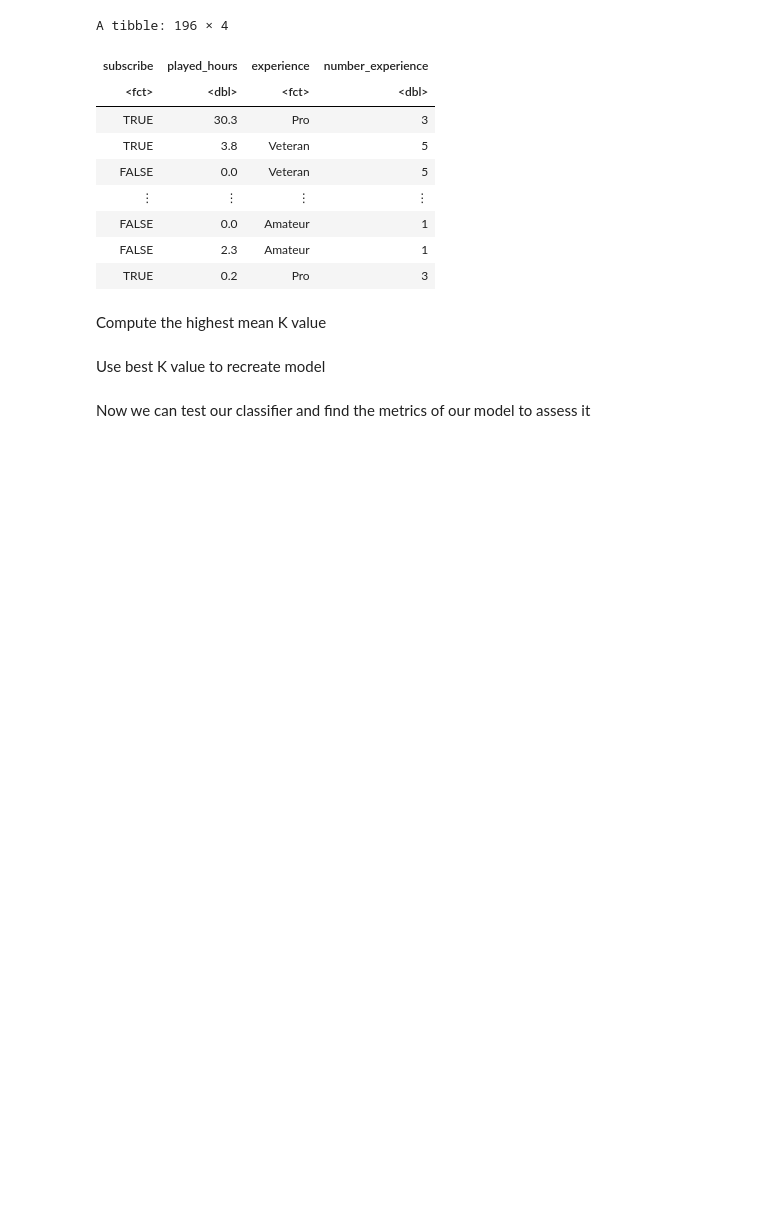
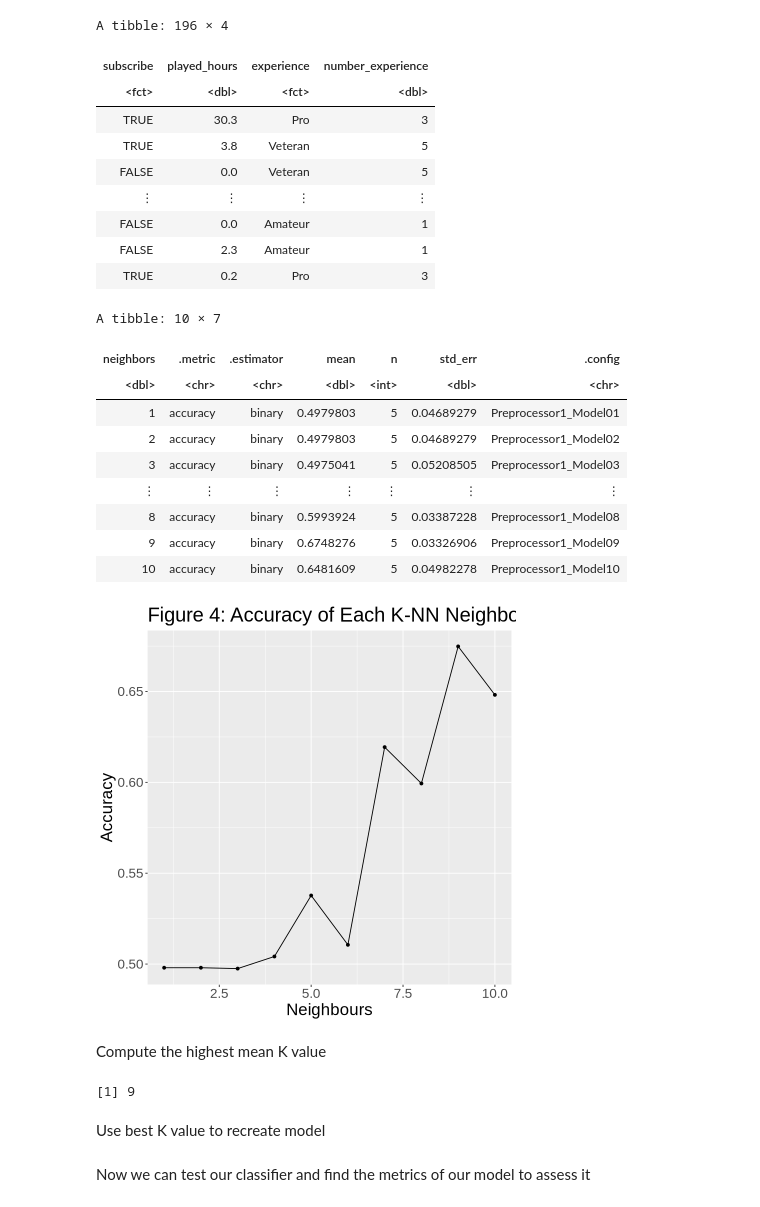
Before and after one commit to p2456/dsci-100-project-2025, a Jupyter notebook: Project write-up.ipynb, the cells around one changed output. Saved outputs shown, nothing was run; the diff lists cells and outputs as text; code cells hidden in the pictures; blank space fills up the shorter version.

```diff
--- a/Project write-up.ipynb
+++ b/Project write-up.ipynb
@@ -189,36 +189,50 @@ players_spec <- nearest_neighbor (weight_func = "rectangular", neighbors = tune
     set_mode ("classification")
 # %%
 #Perform cross validation
-# player_vfold <- vfold_cv(players_training, v = 5, strata = subscribe)
-# k_vals <- tibble (neighbors = seq (from = 1, to = 10, by = 1))
+player_vfold <- vfold_cv(players_training, v = 5, strata = subscribe)
+k_vals <- tibble (neighbors = seq (from = 1, to = 10, by = 1))
 
-# players_fit <- workflow () |>
-#     add_recipe(players_recipe) |>
-#     add_model(players_spec) |>
-#     tune_grid(resamples = player_vfold, grid = k_vals)
+players_fit <- workflow () |>
+    add_recipe(players_recipe) |>
+    add_model(players_spec) |>
+    tune_grid(resamples = player_vfold, grid = k_vals)
 
-# players_metrics <- players_fit |>
-#     collect_metrics () |>
-#     filter(.metric == "accuracy") |>
-#     mutate(neighbors = as.double(neighbors))
-# players_metrics
+players_metrics <- players_fit |>
+    collect_metrics () |>
+    filter(.metric == "accuracy") |>
+    mutate(neighbors = as.double(neighbors))
+players_metrics
 
 # #Plot
-# vfold_plot <- ggplot(players_metrics, aes (x = neighbors, y = mean)) +
-#     geom_point () +
-#     geom_line () +
-#     labs (x = "Neighbours", y = "Accuracy") +
-#     ggtitle ("Figure 4: Accuracy of Each K-NN Neighbour") +
-#     theme (text = element_text (size = 20))
-# vfold_plot
+vfold_plot <- ggplot(players_metrics, aes (x = neighbors, y = mean)) +
+    geom_point () +
+    geom_line () +
+    labs (x = "Neighbours", y = "Accuracy") +
+    ggtitle ("Figure 4: Accuracy of Each K-NN Neighbour") +
+    theme (text = element_text (size = 20))
+vfold_plot
+# %% [output]
+A tibble: 10 × 7
+| neighbors | .metric | .estimator | mean | n | std_err | .config |
+| <dbl> | <chr> | <chr> | <dbl> | <int> | <dbl> | <chr> |
+| 1 | accuracy | binary | 0.4979803 | 5 | 0.04689279 | Preprocessor1_Model01 |
+| 2 | accuracy | binary | 0.4979803 | 5 | 0.04689279 | Preprocessor1_Model02 |
+| 3 | accuracy | binary | 0.4975041 | 5 | 0.05208505 | Preprocessor1_Model03 |
+| ⋮ | ⋮ | ⋮ | ⋮ | ⋮ | ⋮ | ⋮ |
+| 8 | accuracy | binary | 0.5993924 | 5 | 0.03387228 | Preprocessor1_Model08 |
+| 9 | accuracy | binary | 0.6748276 | 5 | 0.03326906 | Preprocessor1_Model09 |
+| 10 | accuracy | binary | 0.6481609 | 5 | 0.04982278 | Preprocessor1_Model10 |
+[figure, added]
 # %% [markdown]
 Compute the highest mean K value
 # %%
-# best_k <- players_metrics |>
-#     arrange(desc(mean)) |>
-#     head (1) |>
-#     pull (neighbors)
-# best_k
+best_k <- players_metrics |>
+    arrange(desc(mean)) |>
+    head (1) |>
+    pull (neighbors)
+best_k
+# %% [output]
+[1] 9
 # %% [markdown]
 Use best K value to recreate model
 # %%
```
Also changed, not shown: parts of 2 cells of this notebook.
